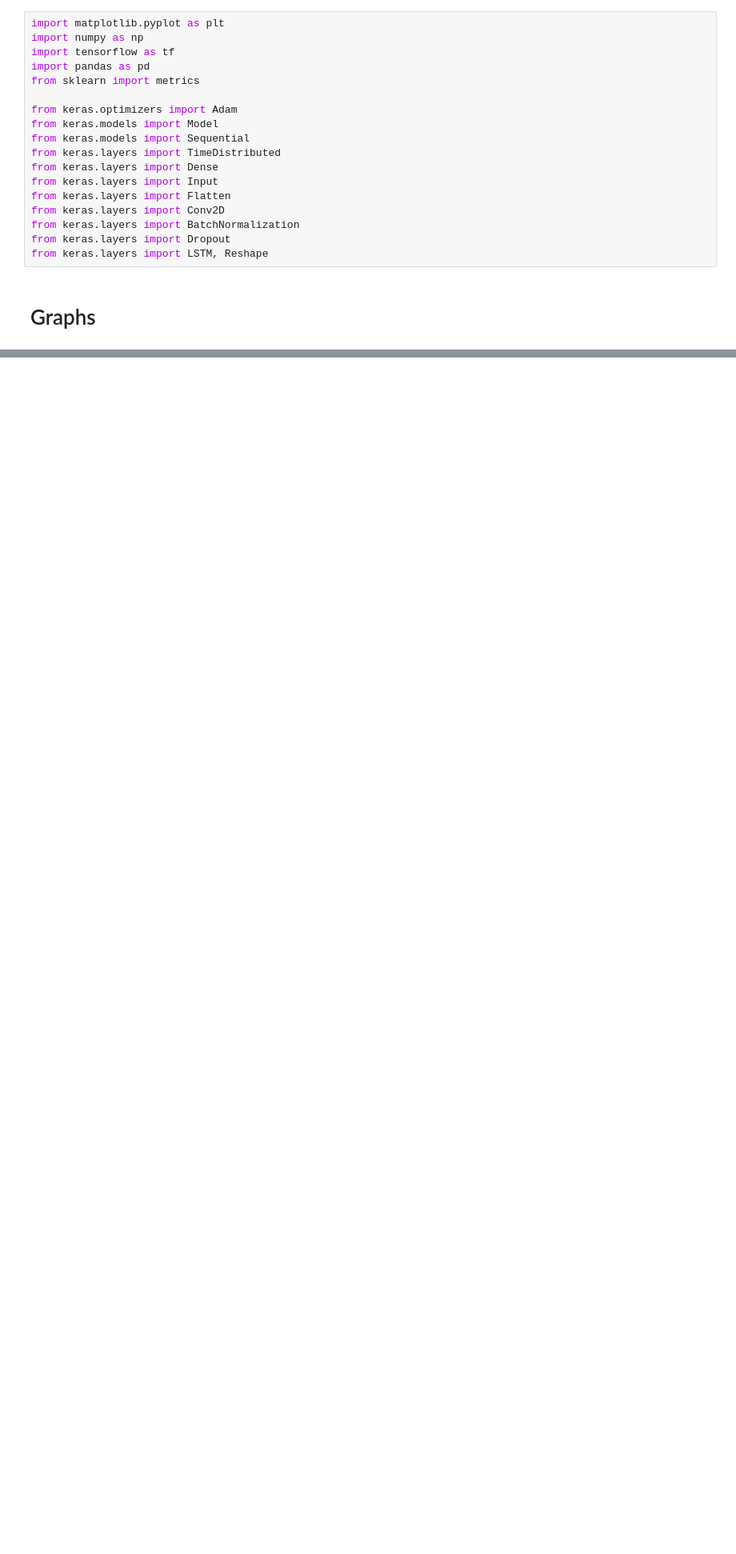
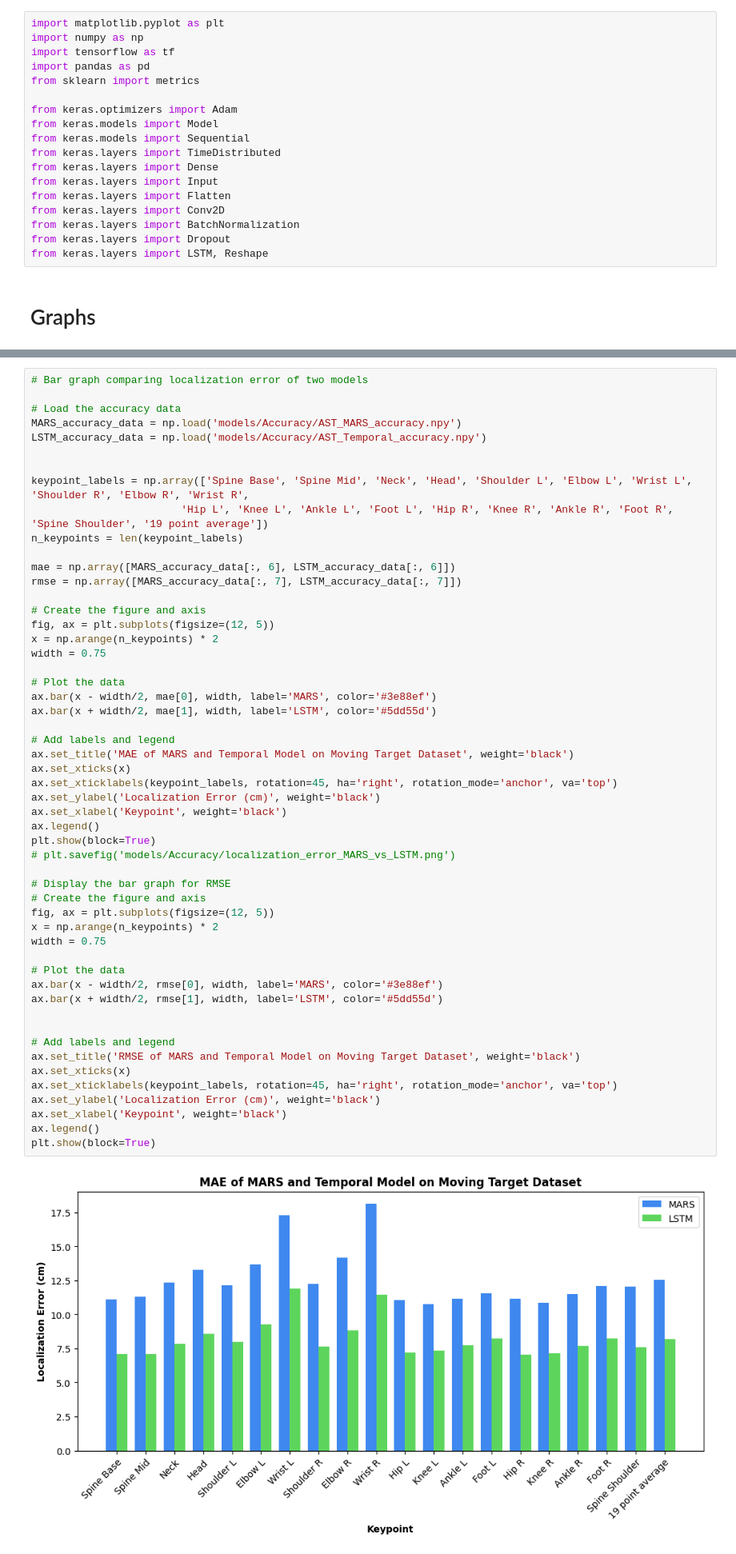
Before and after one commit to dansavastre/MARS_LSTM, a Jupyter notebook: data_processing.ipynb, the cells around one changed output, grey strips where cells are left out. Shown at 80% size. Saved outputs shown, nothing was run; the diff lists cells and outputs as text; blank space fills up the shorter version.

```diff
--- a/data_processing.ipynb
+++ b/data_processing.ipynb
@@ -145,0 +155,55 @@ plt.show(block=True)
+# %%
+# Bar graph comparing localization error of two models
+
+# Load the accuracy data
+MARS_accuracy_data = np.load('models/Accuracy/AST_MARS_accuracy.npy')
+LSTM_accuracy_data = np.load('models/Accuracy/AST_Temporal_accuracy.npy')
+
+
+keypoint_labels = np.array(['Spine Base', 'Spine Mid', 'Neck', 'Head', 'Shoulder L', 'Elbow L', 'Wrist L', 'Shoulder R', 'Elbow R', 'Wrist R',
+                        'Hip L', 'Knee L', 'Ankle L', 'Foot L', 'Hip R', 'Knee R', 'Ankle R', 'Foot R', 'Spine Shoulder', '19 point average'])
+n_keypoints = len(keypoint_labels)
+
+mae = np.array([MARS_accuracy_data[:, 6], LSTM_accuracy_data[:, 6]])
+rmse = np.array([MARS_accuracy_data[:, 7], LSTM_accuracy_data[:, 7]])
+
+# Create the figure and axis
+fig, ax = plt.subplots(figsize=(12, 5))
+x = np.arange(n_keypoints) * 2
+width = 0.75
+
+# Plot the data
+ax.bar(x - width/2, mae[0], width, label='MARS', color='#3e88ef')
+ax.bar(x + width/2, mae[1], width, label='LSTM', color='#5dd55d')
+
+# Add labels and legend
+ax.set_title('MAE of MARS and Temporal Model on Moving Target Dataset', weight='black')
+ax.set_xticks(x)
+ax.set_xticklabels(keypoint_labels, rotation=45, ha='right', rotation_mode='anchor', va='top')
+ax.set_ylabel('Localization Error (cm)', weight='black')
+ax.set_xlabel('Keypoint', weight='black')
+ax.legend()
+plt.show(block=True)
+# plt.savefig('models/Accuracy/localization_error_MARS_vs_LSTM.png')
+
+# Display the bar graph for RMSE
+# Create the figure and axis
+fig, ax = plt.subplots(figsize=(12, 5))
+x = np.arange(n_keypoints) * 2
+width = 0.75
+
+# Plot the data
+ax.bar(x - width/2, rmse[0], width, label='MARS', color='#3e88ef')
+ax.bar(x + width/2, rmse[1], width, label='LSTM', color='#5dd55d')
+
+
+# Add labels and legend
+ax.set_title('RMSE of MARS and Temporal Model on Moving Target Dataset', weight='black')
+ax.set_xticks(x)
+ax.set_xticklabels(keypoint_labels, rotation=45, ha='right', rotation_mode='anchor', va='top')
+ax.set_ylabel('Localization Error (cm)', weight='black')
+ax.set_xlabel('Keypoint', weight='black')
+ax.legend()
+plt.show(block=True)
+# %% [output]
+[figure, added]
```
Also changed, not shown: parts of 5 cells of this notebook, 1 other file.
